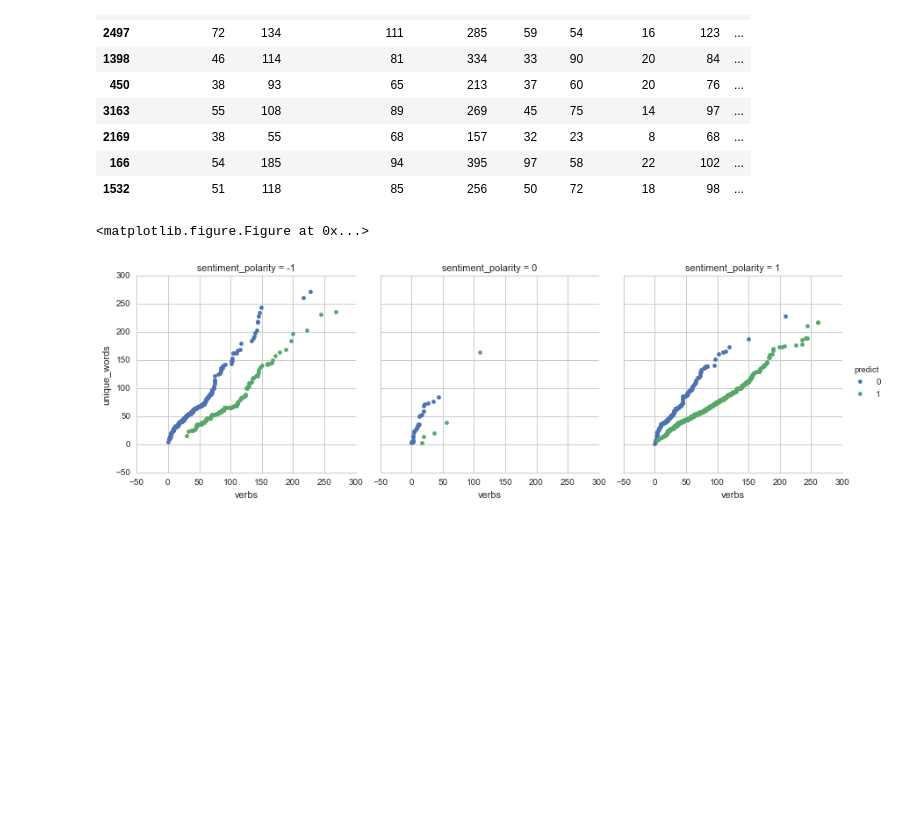
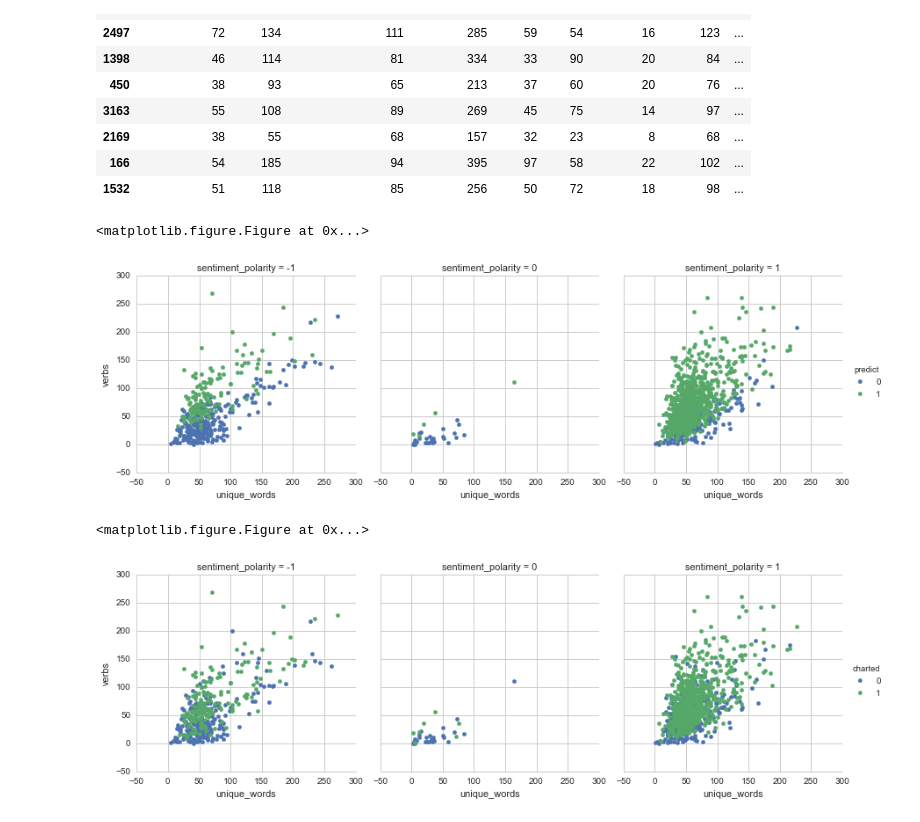
Before and after one commit to ribbas/Heat-Replay, a Jupyter notebook: src/assets/models/notebooks/model.ipynb, the cells around one changed output. Saved outputs shown, nothing was run; the diff lists cells and outputs as text; code cells hidden in the pictures; blank space fills up the shorter version.

```diff
--- a/src/assets/models/notebooks/model.ipynb
+++ b/src/assets/models/notebooks/model.ipynb
@@ -133,13 +141,22 @@ df_test.tail(10)
 # %%
 def qqplot(x, y, **kwargs):
     _, xr = stats.probplot(x, fit=False)
     _, yr = stats.probplot(y, fit=False)
     plt.scatter(xr, yr, **kwargs)
 
 plt.figure(figsize=(12,10))
 g = FacetGrid(df_test, hue='predict', col='sentiment_polarity', size=4)
-g.map(qqplot, 'verbs', 'unique_words')
-g.add_legend();
+g.map(plt.scatter, 'unique_words', 'verbs')
+g.add_legend()
+plt.show()
+
+plt.figure(figsize=(12,10))
+x = FacetGrid(df_test, hue='charted', col='sentiment_polarity', size=4)
+x.map(plt.scatter, 'unique_words', 'verbs')
+x.add_legend()
+plt.show()
 # %% [output]
 <matplotlib.figure.Figure at 0x...>
-[figure, old version]
+[figure, new version]
+<matplotlib.figure.Figure at 0x...>
+[figure, added]
```
Also changed, not shown: parts of 2 cells of this notebook, 3 other files.
